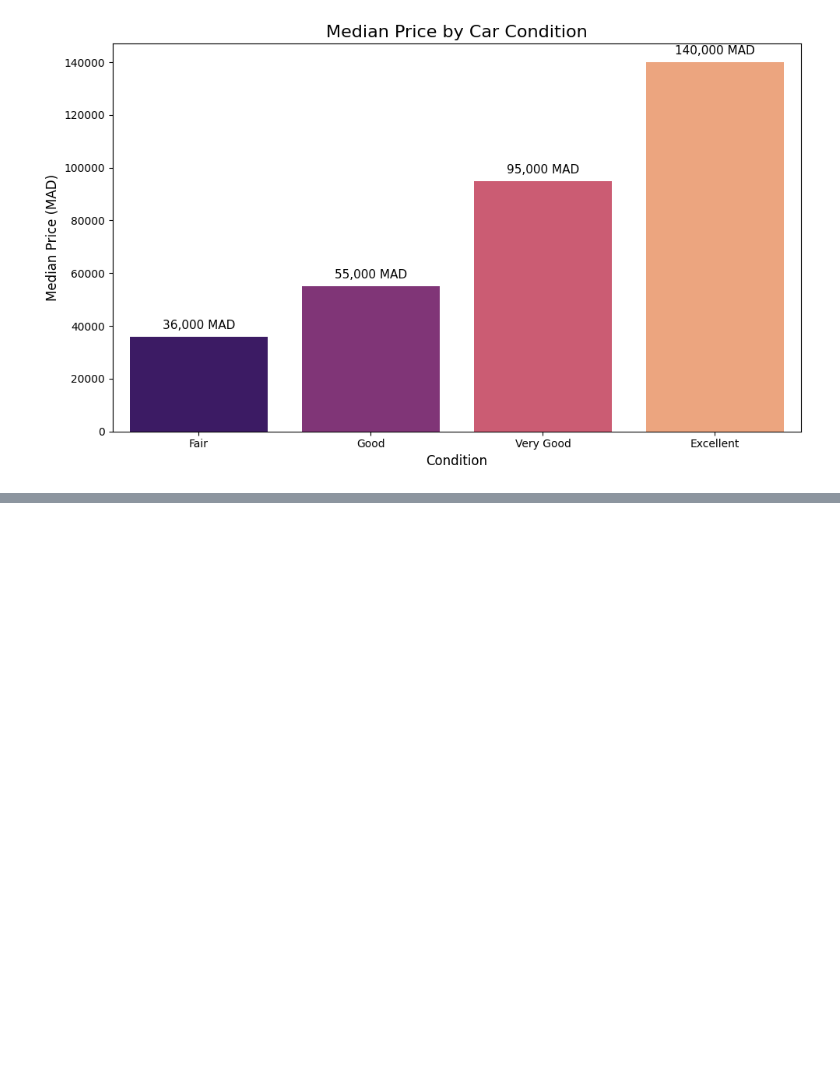
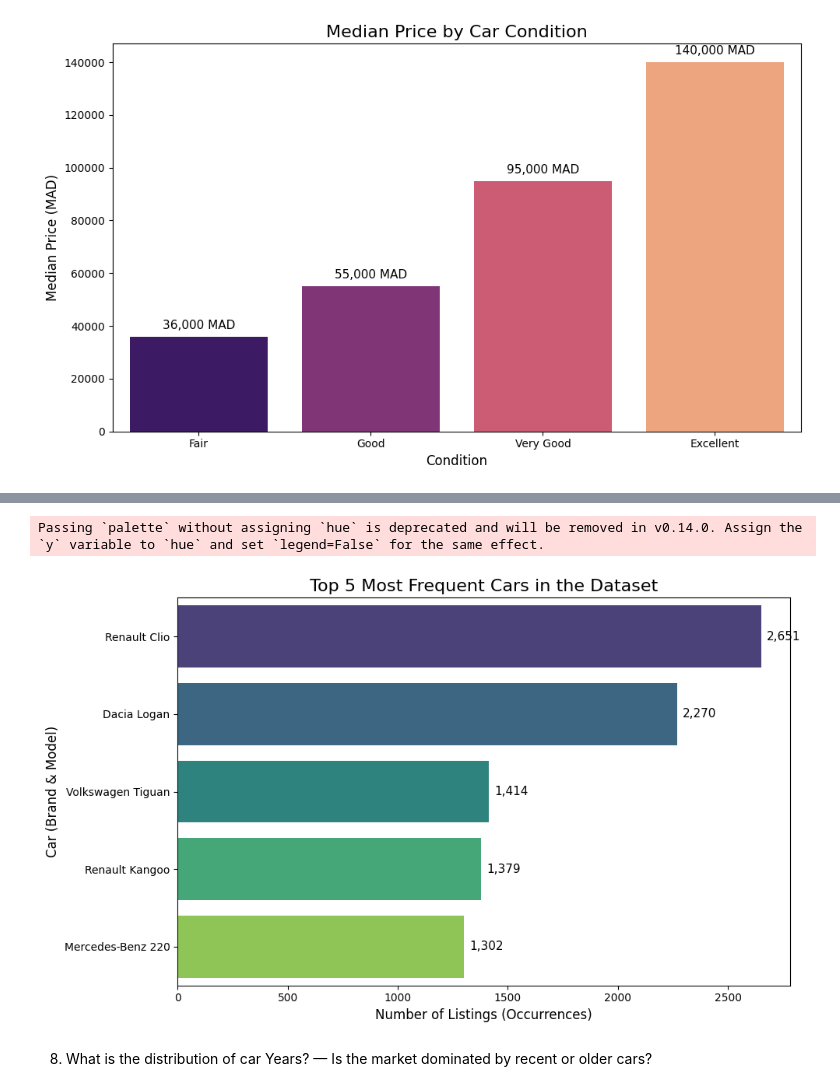
Before and after one commit to ahmed-bahlaoui/used_cars_dataset, a Jupyter notebook: notebook.ipynb, the cells around one changed output, grey strips where cells are left out. Cells and saved outputs as stored; diff of their text form; code cells hidden in the pictures; blank space fills up the shorter version.

```diff
--- a/notebook.ipynb
+++ b/notebook.ipynb
@@ -273,3 +273,18 @@ print(f"Rows remaining: {df.shape[0]}")
 # %% [output]
 ['75' '111' '76' '73' '74' '97' '77' '99' '72' '112']
 Rows remaining: 72413
+# %%
+# Convert Year to numeric. Any weird text values will become NaN/Null.
+df['Year'] = pd.to_numeric(df['Year'], errors='coerce')
+
+# Check if any values couldn't be converted
+print(f"Invalid years converted to NaN: {df['Year'].isnull().sum()}")
+
+# Drop rows with invalid years (if any were found)
+df = df.dropna(subset=['Year'])
+
+# Finally, convert floats (e.g., 2015.0) to actual integers
+df['Year'] = df['Year'].astype(int)
+
+# Verify the type
+print("Data type of Year column:", df['Year'].dtype)
@@ -437,0 +475,38 @@ Passing `palette` without assigning `hue` is deprecated and will be removed in v
+# %%
+# 1. Create a combined "Brand Model" column for a clearer label
+df_plot = df.copy()
+df_plot['Car'] = df_plot['Brand'] + ' ' + df_plot['Model']
+
+# 2. Get the top 5 most frequent cars
+top_5_cars = df_plot['Car'].value_counts().head(5).reset_index()
+top_5_cars.columns = ['Car', 'Count']
+
+# 3. Create the Bar Plot
+fig, ax = plt.subplots(figsize=(10, 6))
+
+sns.barplot(
+    data=top_5_cars,
+    x='Count',
+    y='Car',
+    palette='viridis',
+    ax=ax
+)
+
+ax.set_title('Top 5 Most Frequent Cars in the Dataset', fontsize=16)
+ax.set_xlabel('Number of Listings (Occurrences)', fontsize=12)
+ax.set_ylabel('Car (Brand & Model)', fontsize=12)
+
+# Add exact counts next to the bars
+for p in ax.patches:
+    ax.annotate(f"{int(p.get_width()):,}",
+                (p.get_width(), p.get_y() + p.get_height() / 2.),
+                ha='left', va='center',
+                fontsize=11, color='black', xytext=(5, 0), textcoords='offset points')
+
+plt.tight_layout()
+plt.show()
+# %% [output]
+Passing `palette` without assigning `hue` is deprecated and will be removed in v0.14.0. Assign the `y` variable to `hue` and set `legend=False` for the same effect.
+[figure, added]
+# %% [markdown]
+8. What is the distribution of car Years? — Is the market dominated by recent or older cars?
```
Also changed, not shown: parts of 6 cells of this notebook.
